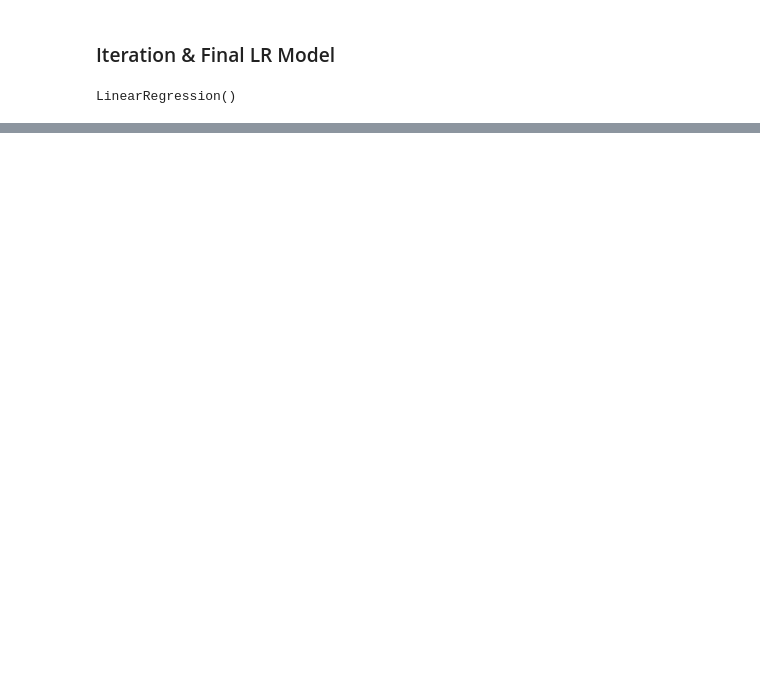
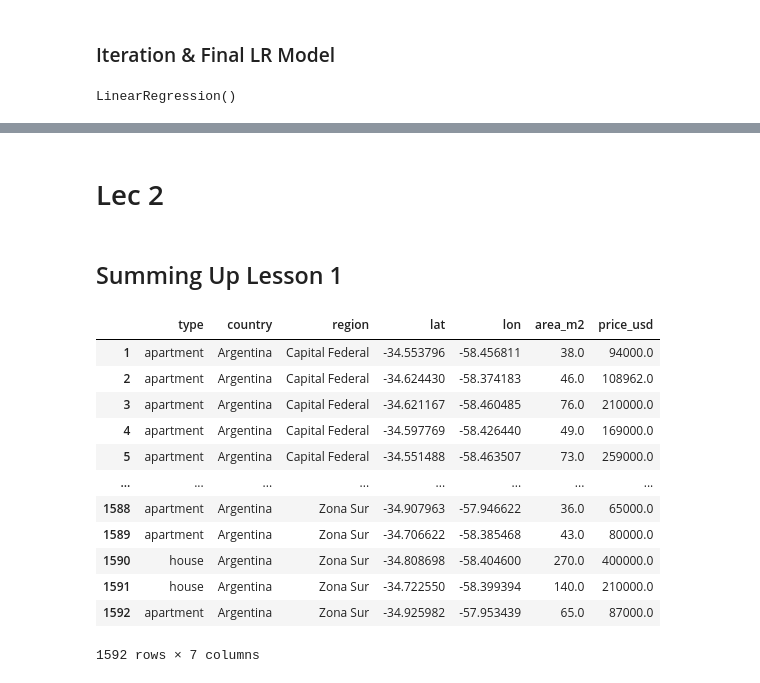
Before and after one commit to asvcodes/LabDS, a Jupyter notebook: Project2/tute.ipynb, the cells around one changed output, grey strips where cells are left out. Saved outputs shown, nothing was run; the diff lists cells and outputs as text; code cells hidden in the pictures; blank space fills up the shorter version.

Commit message:
lesson2

```diff
--- a/Project2/tute.ipynb
+++ b/Project2/tute.ipynb
@@ -209,0 +210,2 @@ ax.set_yticklabels([0,'0.1M','0.2M','0.3M','0.4M','0.5M']);
+# %% [markdown]
+# Lec 2
@@ -209,0 +219,46 @@ ax.set_yticklabels([0,'0.1M','0.2M','0.3M','0.4M','0.5M']);
+# %% [markdown]
+## Summing Up Lesson 1
+# %%
+
+def wrangleNsample(filepath):
+    data = pd.read_csv(filepath)
+
+    lo,high =data.area_m2.quantile([0.1,0.9])
+    data = data[data.area_m2.between(lo,high)]
+    high = data.price_usd.quantile(0.97)
+    data = data [data.price_usd.between(0,high)]
+
+
+    data = data[['type', 'country', 'region', 'lat', 'lon', 'area_m2', 'price_usd']]
+    df = data.reset_index(drop=True)
+    df.region = df.region.str.replace('Bs.As. G.B.A. ','')
+
+    # Calculate the number of datapoints to be sampled in each strata
+    n = df['region'].value_counts().min()
+
+    # Sample each strata
+    sample = df.groupby('region',
+                            group_keys=False).apply(lambda
+                                                    x: x.sample(n))
+
+    sample = sample.reset_index(drop=True)
+    sample.index += 1
+
+    return sample
+# %%
+sample2 = wrangleNsample("data/buenos_aires2.csv")
+sample2
+# %% [output]
+|  | type | country | region | lat | lon | area_m2 | price_usd |
+| 1 | apartment | Argentina | Capital Federal | -34.553796 | -58.456811 | 38.0 | 94000.0 |
+| 2 | apartment | Argentina | Capital Federal | -34.624430 | -58.374183 | 46.0 | 108962.0 |
+| 3 | apartment | Argentina | Capital Federal | -34.621167 | -58.460485 | 76.0 | 210000.0 |
+| 4 | apartment | Argentina | Capital Federal | -34.597769 | -58.426440 | 49.0 | 169000.0 |
+| 5 | apartment | Argentina | Capital Federal | -34.551488 | -58.463507 | 73.0 | 259000.0 |
+| ... | ... | ... | ... | ... | ... | ... | ... |
+| 1588 | apartment | Argentina | Zona Sur | -34.907963 | -57.946622 | 36.0 | 65000.0 |
+| 1589 | apartment | Argentina | Zona Sur | -34.706622 | -58.385468 | 43.0 | 80000.0 |
+| 1590 | house | Argentina | Zona Sur | -34.808698 | -58.404600 | 270.0 | 400000.0 |
+| 1591 | house | Argentina | Zona Sur | -34.722550 | -58.399394 | 140.0 | 210000.0 |
+| 1592 | apartment | Argentina | Zona Sur | -34.925982 | -57.953439 | 65.0 | 87000.0 |
+1592 rows × 7 columns
```
Also changed, not shown: parts of 19 cells of this notebook, 2 other files.
